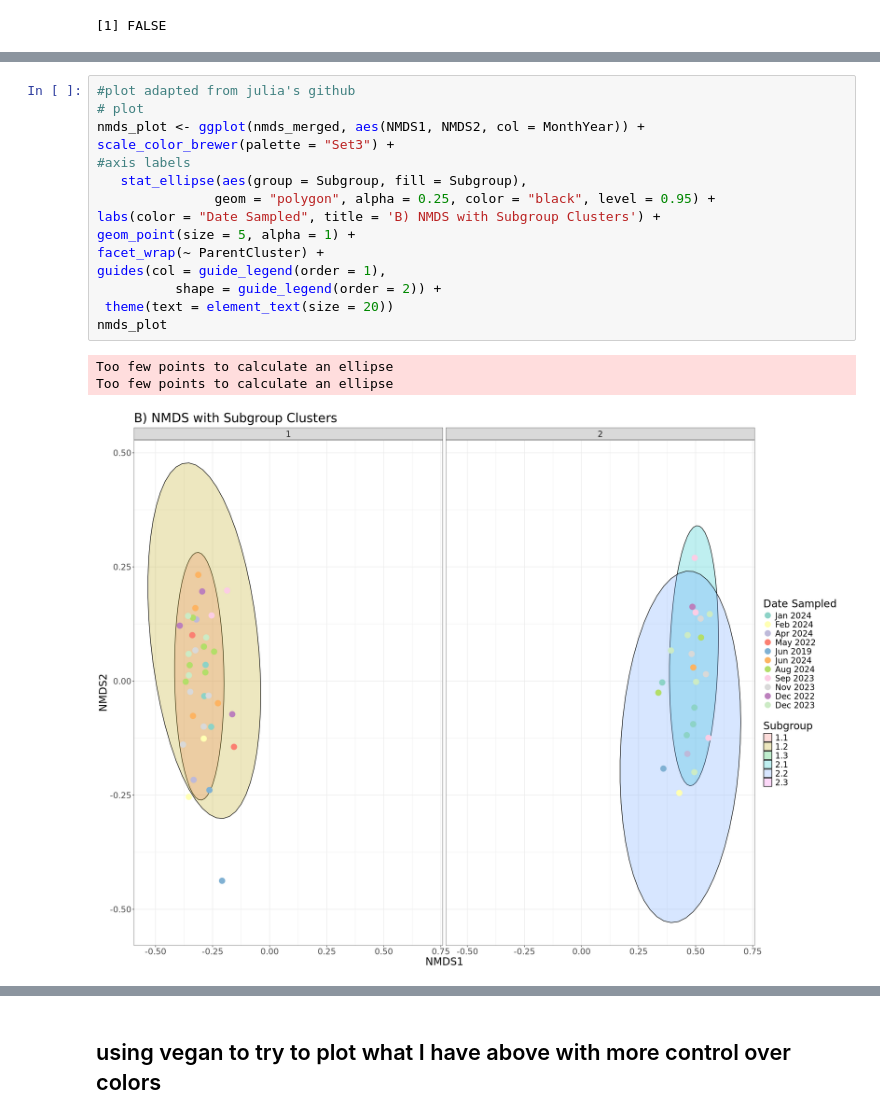
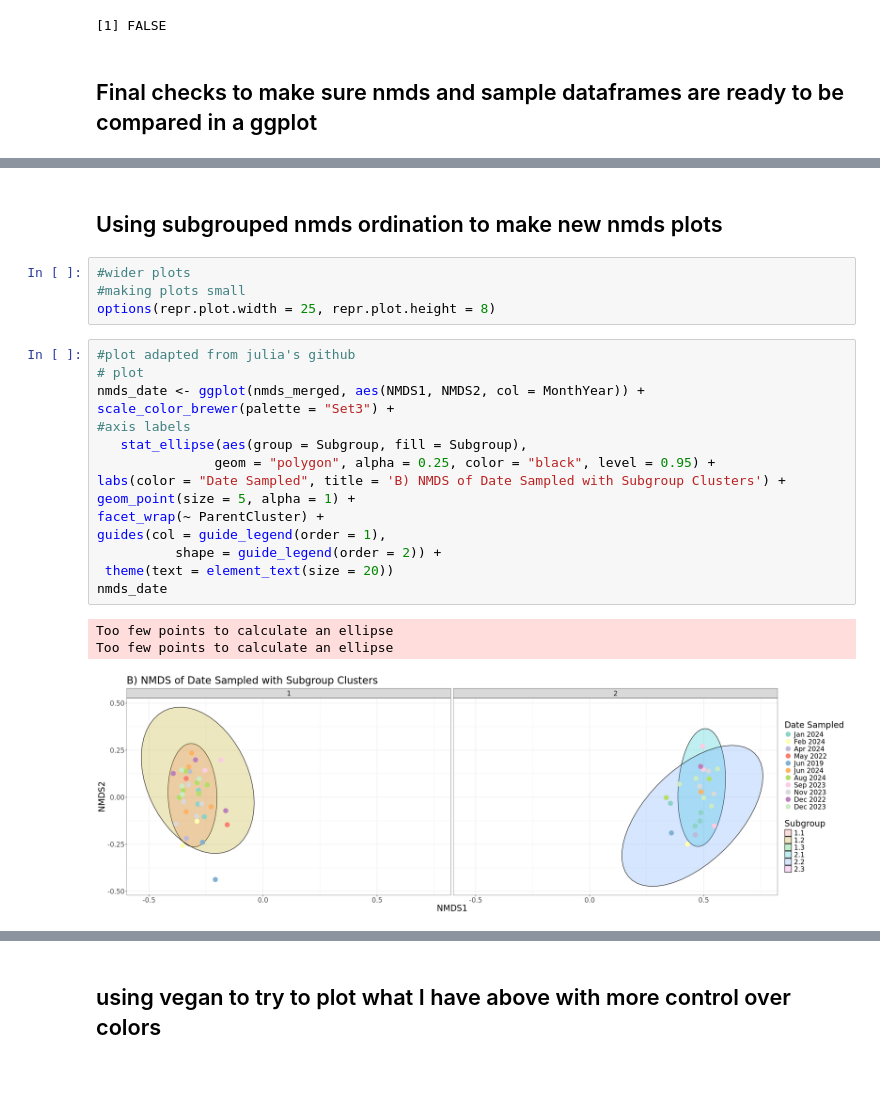
Before and after one commit to cdesouza02/BEL_16S_output, a Jupyter notebook: filter_phyloseq.ipynb, the cells around one changed output, grey strips where cells are left out. Saved outputs shown, nothing was run; the diff lists cells and outputs as text; blank space fills up the shorter version.

Commit message:
update notes in vegan, clustering and taxa

```diff
--- a/filter_phyloseq.ipynb
+++ b/filter_phyloseq.ipynb
@@ -258,6 +279,8 @@ any(duplicated(colnames(nmds_merged)))
 [1] FALSE
 character(0)
 [1] FALSE
+# %% [markdown]
+## Final checks to make sure nmds and sample dataframes are ready to be compared in a ggplot
 # %%
 class(nmds_merged)
 class(sample_clean)
@@ -288,22 +311,28 @@ A data.frame: 6 × 13
 | 4 | 012024_BEL_CBC_T3_631_MCAV | -0.2561180 | -0.100294845 | 1 | 1.1 | Healthy | 3_21 | 3_4_2025 |  | ... |
 | 5 | 012024_BEL_CBC_T3_633_MCAV | 0.3537174 | -0.003074378 | 2 | 2.2 | Healthy | 3_2 | 3_6_2025 |  | ... |
 | 6 | 012024_BEL_CBC_T3_637_SSID | 0.4945974 | -0.058111642 | 2 | 2.1 | Healthy | 3_5 | 3_6_2025 |  | ... |
+# %% [markdown]
+## Using subgrouped nmds ordination to make new nmds plots
+# %%
+#wider plots
+#making plots small
+options(repr.plot.width = 25, repr.plot.height = 8)
 # %%
 #plot adapted from julia's github
 # plot
-nmds_plot <- ggplot(nmds_merged, aes(NMDS1, NMDS2, col = MonthYear)) +
+nmds_date <- ggplot(nmds_merged, aes(NMDS1, NMDS2, col = MonthYear)) +
 scale_color_brewer(palette = "Set3") +
 #axis labels
    stat_ellipse(aes(group = Subgroup, fill = Subgroup),
                geom = "polygon", alpha = 0.25, color = "black", level = 0.95) +
-labs(color = "Date Sampled", title = 'B) NMDS with Subgroup Clusters') +
+labs(color = "Date Sampled", title = 'B) NMDS of Date Sampled with Subgroup Clusters') +
 geom_point(size = 5, alpha = 1) +
 facet_wrap(~ ParentCluster) +
 guides(col = guide_legend(order = 1),
           shape = guide_legend(order = 2)) +
  theme(text = element_text(size = 20))
-nmds_plot
+nmds_date
 # %% [output]
 Too few points to calculate an ellipse
 Too few points to calculate an ellipse
-[figure, old version]
+[figure, new version]
```
Also changed, not shown: parts of 37 cells of this notebook, 2 other files.
